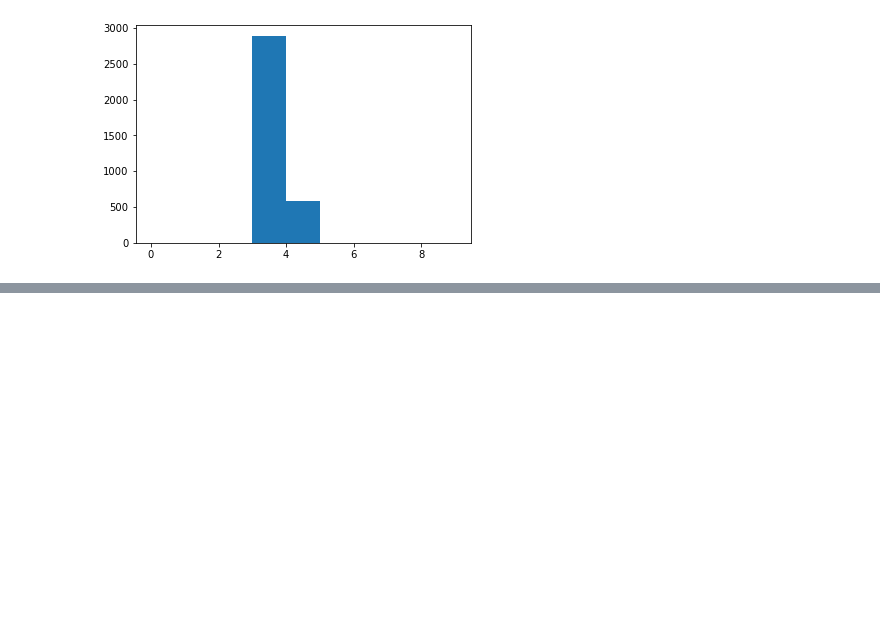
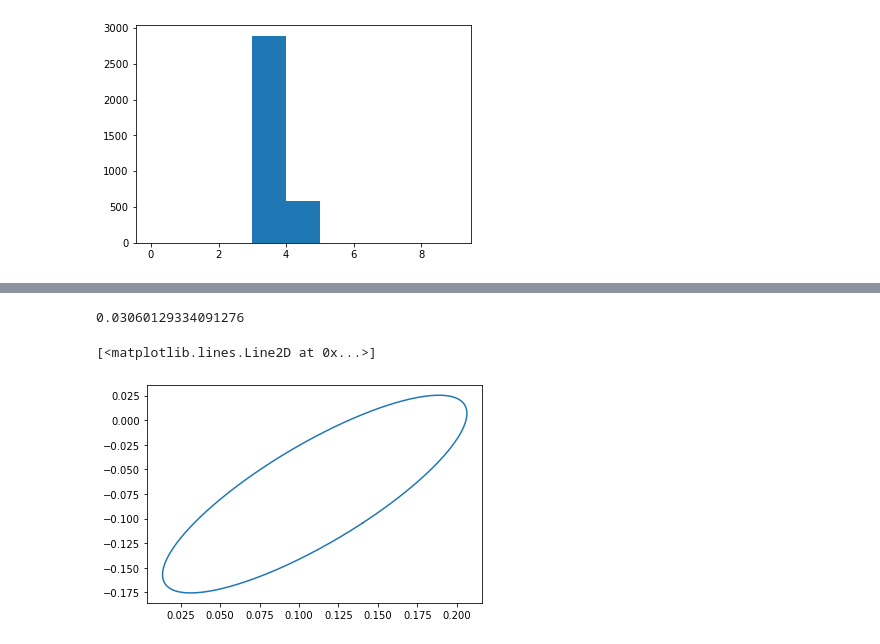
Before and after one commit to RebeccaColquhoun/seismo_det, a Jupyter notebook: code/tc_from_objects.ipynb, the cells around one changed output, grey strips where cells are left out. Cells and saved outputs as stored; diff of their text form; code cells hidden in the pictures; blank space fills up the shorter version.

```diff
--- a/code/tc_from_objects.ipynb
+++ b/code/tc_from_objects.ipynb
@@ -296,0 +267,7 @@ for n in range(1, 10):
+# %%
+    a_true = perr[0]
+    b_true = perr[1]
+    eigenvalues, eigenvectors = np.linalg.eig(pcov)
+    theta = np.linspace(0, 2*np.pi, 1000);
+    ev_95 = np.sqrt(5.99)*np.array([np.sqrt(eigenvalues[0]),np.sqrt(eigenvalues[1])])
+    ellipsis_95 = (ev_95 * eigenvectors) @ [np.sin(theta), np.cos(theta)]
@@ -296,0 +297,9 @@ for n in range(1, 10):
+# %%
+a_95
+# %% [output]
+0.03060129334091276
+# %%
+plt.plot((ellipsis_95[1]+a_true),(ellipsis_95[0]+b_true))
+# %% [output]
+[<matplotlib.lines.Line2D at 0x...>]
+[figure, added]
```
Also changed, not shown: parts of 12 cells of this notebook, 24 other files.
